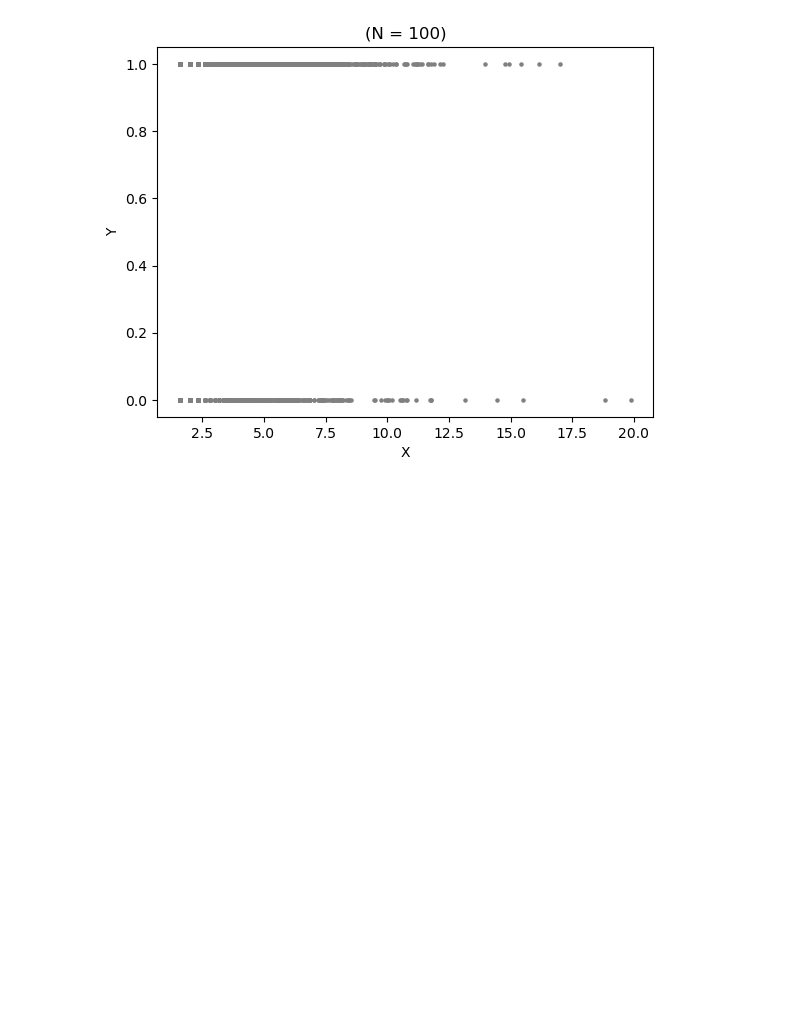
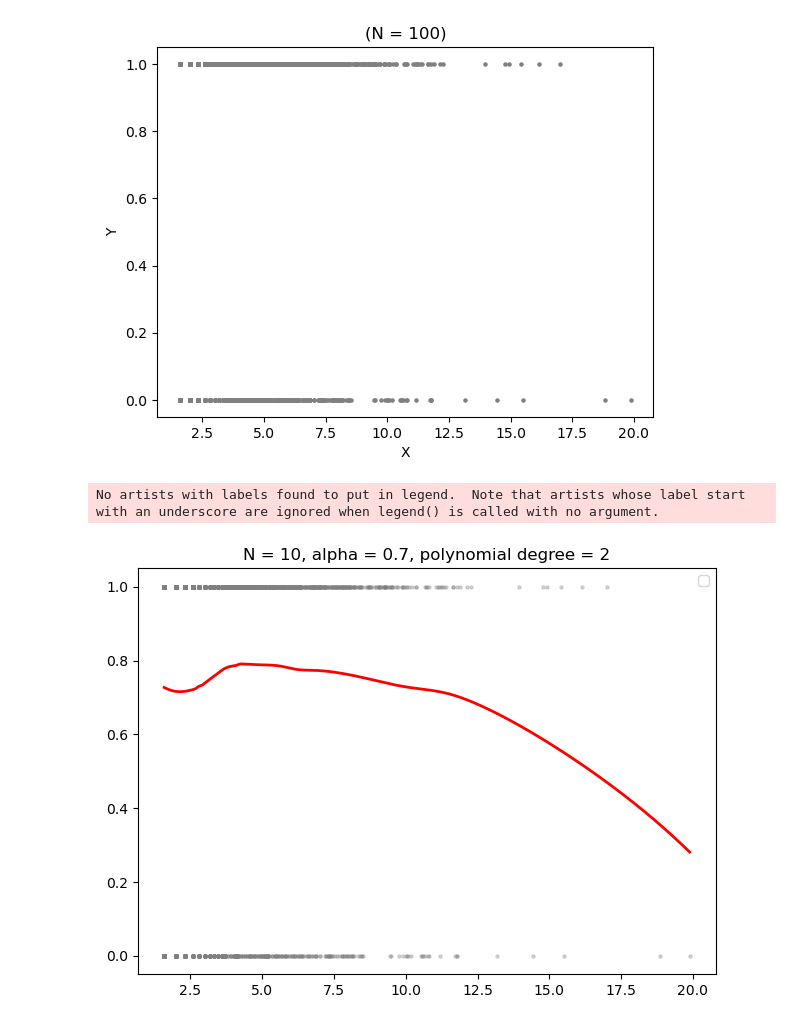
Before and after one commit to appeler/instate, a Jupyter notebook: ms/scripts/plotting_plus_tex.ipynb, the cells around one changed output. Saved outputs shown, nothing was run; the diff lists cells and outputs as text; code cells hidden in the pictures; blank space fills up the shorter version.

Commit message:
plotting popularity vs. perf

```diff
--- a/ms/scripts/plotting_plus_tex.ipynb
+++ b/ms/scripts/plotting_plus_tex.ipynb
@@ -125,31 +125,34 @@ def loess(xvals, yvals, data, alpha, poly_degree=1):
         iterdists = sorted([(j, np.abs(j-iterval)) for j in xvals], key=lambda x: x[1])
         _, raw_dists = zip(*iterdists)
         scale_fact = raw_dists[q-1]
         scaled_dists = [(j[0],(j[1]/scale_fact)) for j in iterdists]
         weights = [(j[0],((1-np.abs(j[1]**3))**3 if j[1]<=1 else 0)) for j in scaled_dists]
         _, weights      = zip(*sorted(weights,     key=lambda x: x[0]))
         _, raw_dists    = zip(*sorted(iterdists,   key=lambda x: x[0]))
         _, scaled_dists = zip(*sorted(scaled_dists,key=lambda x: x[0]))
         W         = np.diag(weights)
         b         = np.linalg.inv(X.T @ W @ X) @ (X.T @ W @ yvals)
         local_est = loc_eval(iterval, b)
         iterDF2   = pd.DataFrame({
                        'v'  :[iterval],
                        'g'  :[local_est]
                        })
         evalDF = pd.concat([evalDF, iterDF2])
     evalDF = evalDF[['v','g']]
     return(evalDF)
 
 
 evalDF = loess("total_freq_log", "lstm_pred", data = lstm, alpha=0.7, poly_degree=2)
 
 fig = plt.figure()
 ax1 = fig.add_subplot(111)
 ax1.scatter(lstm["total_freq_log"], lstm["lstm_pred"], alpha = .3, color="grey", marker="o", s=5, label="_nolegend_")
-ax1.plot(evalDF['v'], evalDF['g'], color='red', linewidth= 3, label="Test")
+ax1.plot(evalDF['v'], evalDF['g'], color='red', linewidth= 2)
 plt.title('N = 10, alpha = 0.7, polynomial degree = 2')
 plt.legend()
 plt.tight_layout()
 plt.savefig("popularity_performance.png")
 plt.show()
+# %% [output]
+No artists with labels found to put in legend.  Note that artists whose label start with an underscore are ignored when legend() is called with no argument.
+[figure, added]
```
Also changed, not shown: parts of 10 cells of this notebook, 1 other file.
